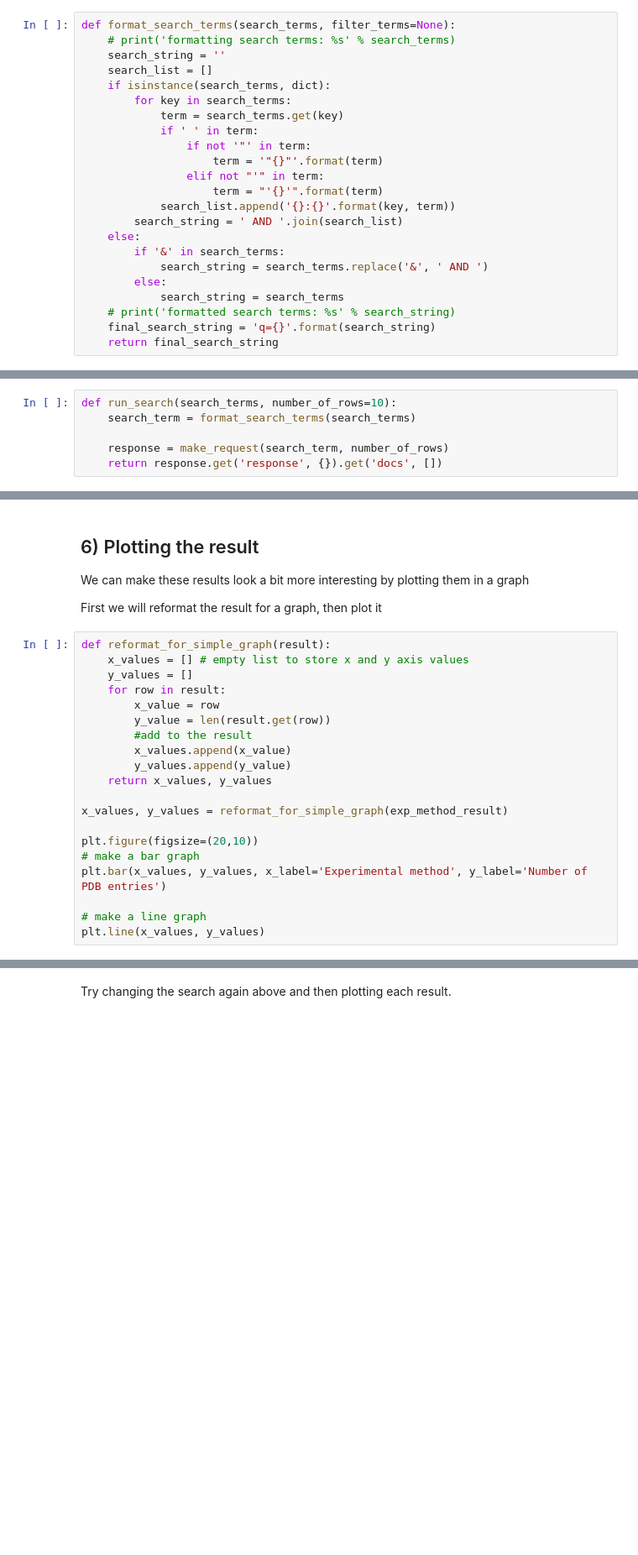
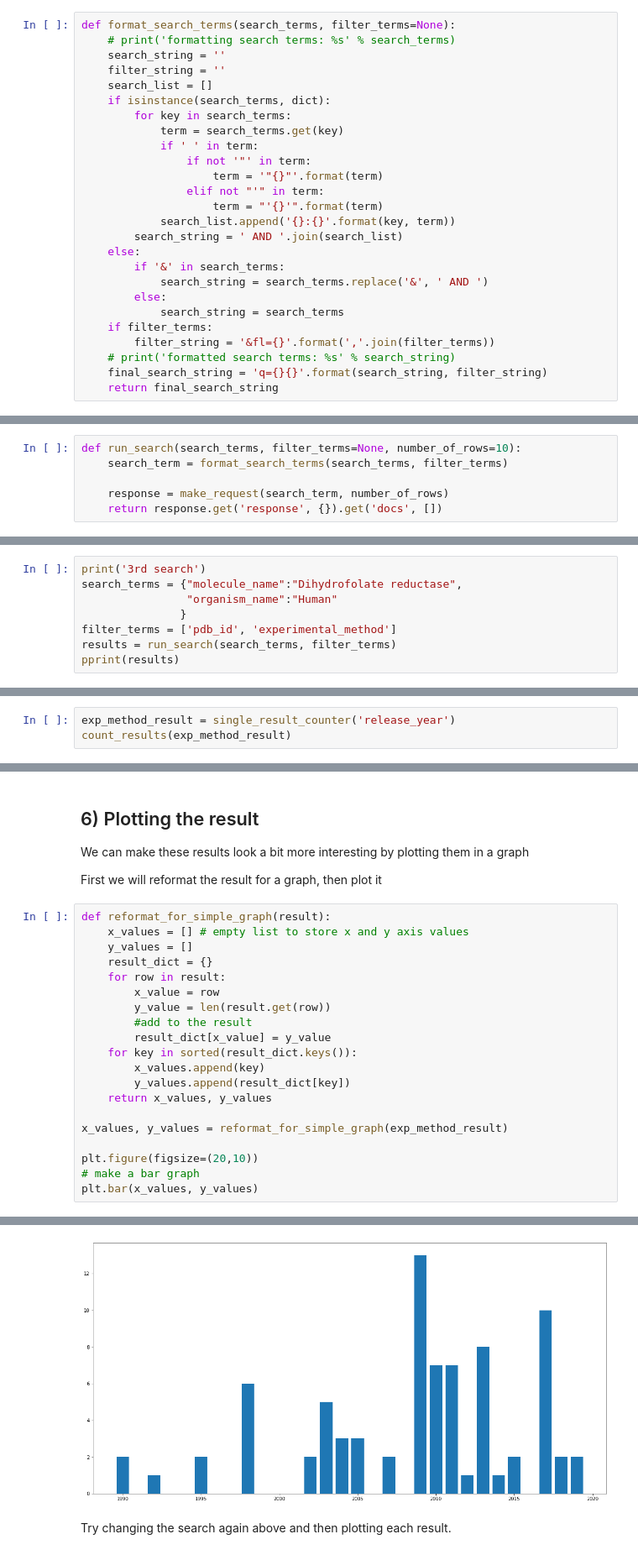
Before and after one commit to PDBeurope/pdbe-api-training, a Jupyter notebook: API workshop #6 - PDB search.ipynb, the cells around one changed output, grey strips where cells are left out. Shown: that part at 84% size. Drawn from its saved outputs; the diff is of its cells as text; blank space fills up the shorter version.

Commit message:
added graph examples

```diff
--- a/API workshop #6 - PDB search.ipynb
+++ b/API workshop #6 - PDB search.ipynb
@@ -66,6 +66,7 @@ This will update our search terms and make sure that the search API can manage t
 def format_search_terms(search_terms, filter_terms=None):
     # print('formatting search terms: %s' % search_terms)
     search_string = ''
+    filter_string = ''
     search_list = []
     if isinstance(search_terms, dict):
         for key in search_terms:
@@ -82,16 +83,18 @@ def format_search_terms(search_terms, filter_terms=None):
             search_string = search_terms.replace('&', ' AND ')
         else:
             search_string = search_terms
+    if filter_terms:
+        filter_string = '&fl={}'.format(','.join(filter_terms))
     # print('formatted search terms: %s' % search_string)
-    final_search_string = 'q={}'.format(search_string)
+    final_search_string = 'q={}{}'.format(search_string, filter_string)
     return final_search_string
 # %% [markdown]
 ## 4) Getting useful data out of the search
 
 This function will run the search and will return a list of the results
 # %%
-def run_search(search_terms, number_of_rows=10):
-    search_term = format_search_terms(search_terms)
+def run_search(search_terms, filter_terms=None, number_of_rows=10):
+    search_term = format_search_terms(search_terms, filter_terms)
 
     response = make_request(search_term, number_of_rows)
     return response.get('response', {}).get('docs', [])
@@ -158,0 +170,8 @@ pprint(results[0])
+# %%
+print('3rd search')
+search_terms = {"molecule_name":"Dihydrofolate reductase",
+                "organism_name":"Human"
+               }
+filter_terms = ['pdb_id', 'experimental_method']
+results = run_search(search_terms, filter_terms)
+pprint(results)
@@ -221,0 +258,3 @@ count_results(exp_method_result)
+# %%
+exp_method_result = single_result_counter('release_year')
+count_results(exp_method_result)
@@ -231,19 +290,20 @@ First we will reformat the result for a graph, then plot it
 def reformat_for_simple_graph(result):
     x_values = [] # empty list to store x and y axis values
     y_values = []
+    result_dict = {}
     for row in result:
         x_value = row
         y_value = len(result.get(row))
         #add to the result
-        x_values.append(x_value)
-        y_values.append(y_value)
+        result_dict[x_value] = y_value
+    for key in sorted(result_dict.keys()):
+        x_values.append(key)
+        y_values.append(result_dict[key])
     return x_values, y_values
 
 x_values, y_values = reformat_for_simple_graph(exp_method_result)
 
 plt.figure(figsize=(20,10))
 # make a bar graph
-plt.bar(x_values, y_values, x_label='Experimental method', y_label='Number of PDB entries')
-
-# make a line graph
-plt.line(x_values, y_values)
+plt.bar(x_values, y_values)
+# %% [output]
@@ -250,2 +311,3 @@ plt.line(x_values, y_values)
+[figure, added]
 # %% [markdown]
 Try changing the search again above and then plotting each result.
```
Also changed, not shown: parts of 18 cells of this notebook.
